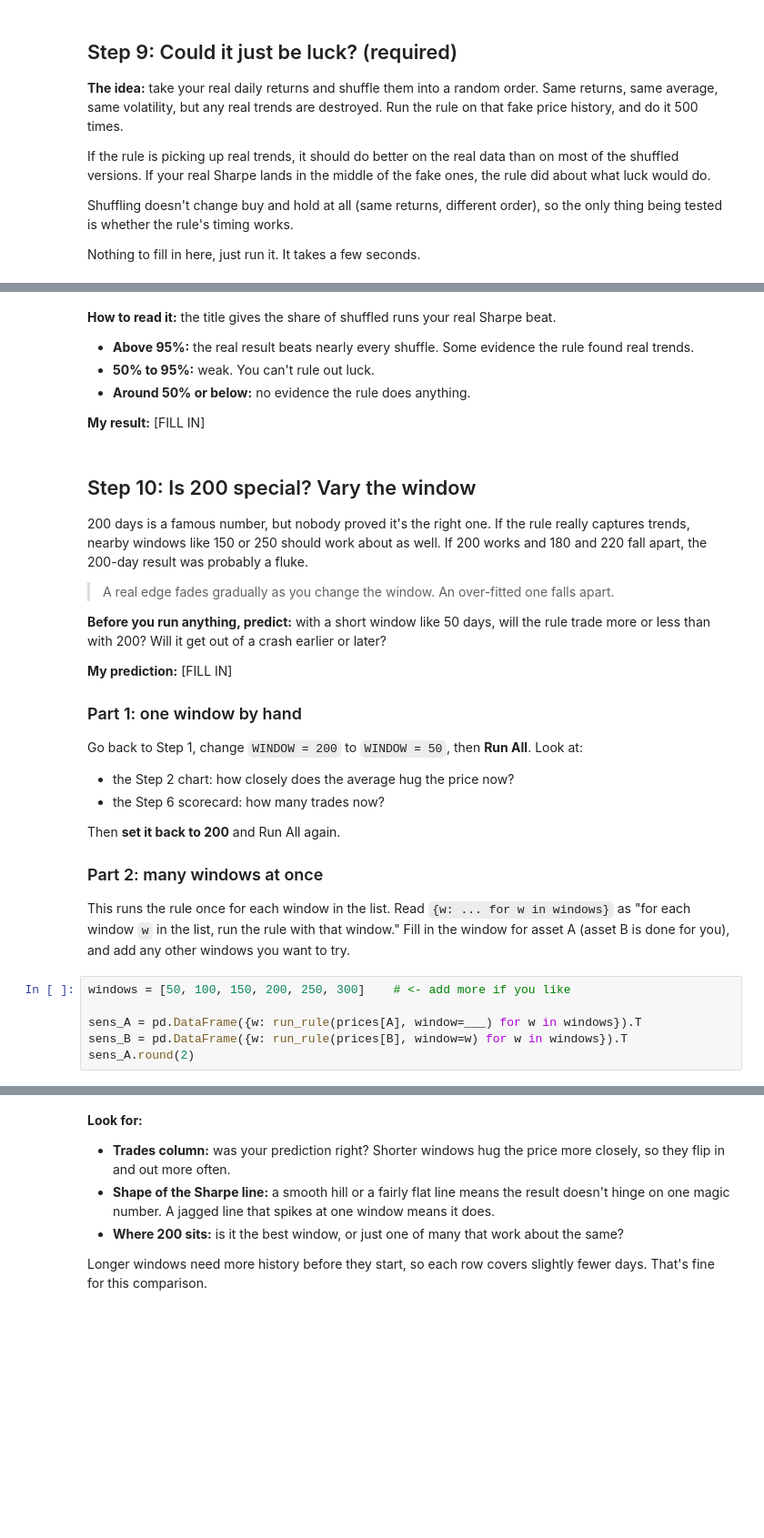
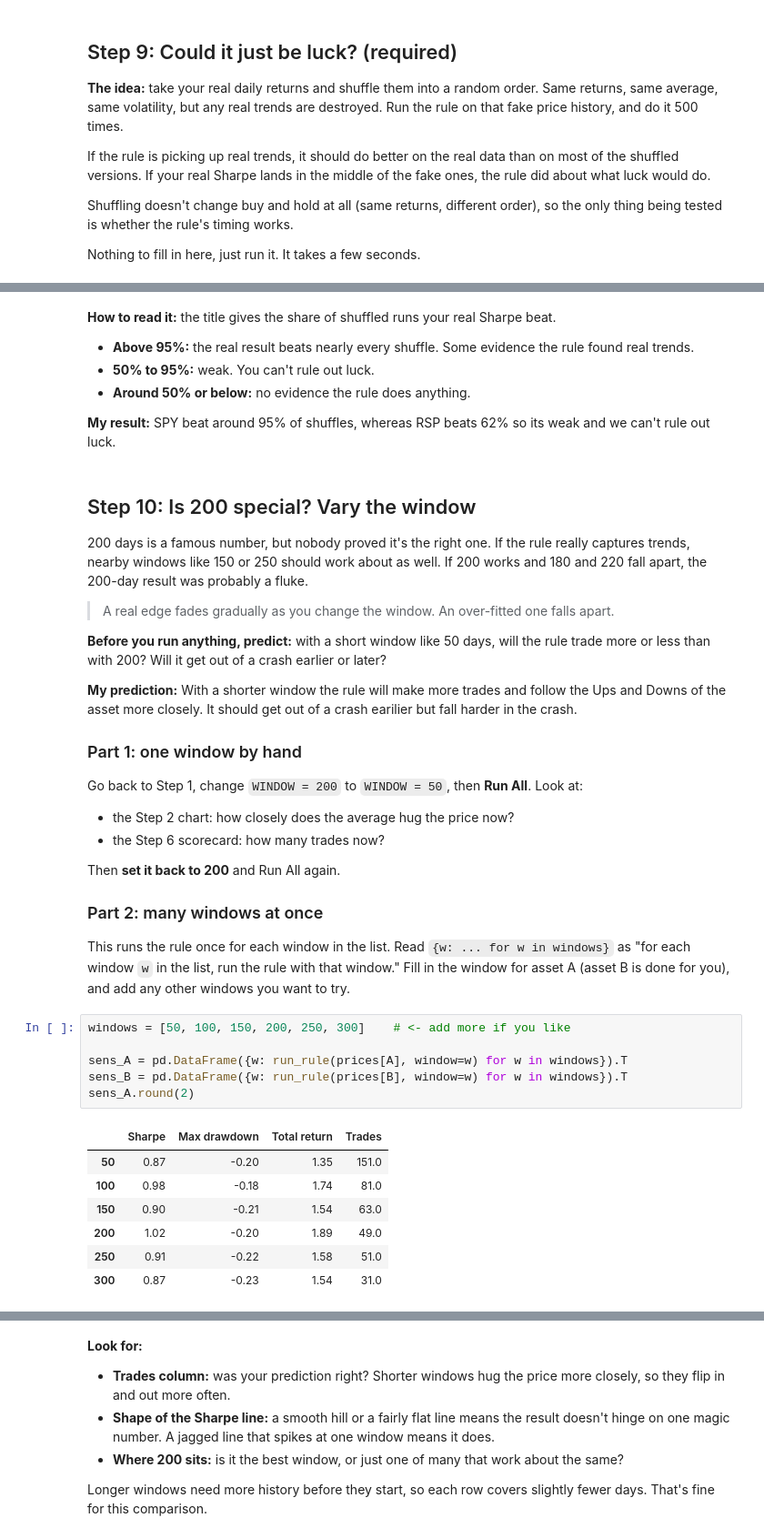
Before and after one commit to caiburin/OQG_education_proj, a Jupyter notebook: OQG/Project-Template/notebooks/week5_systematic_rule.ipynb, the cells around one changed output, grey strips where cells are left out. Shown at 91% size. Drawn from its saved outputs; the diff is of its cells as text; blank space fills up the shorter version.

Commit message:
Week 8: systematic rule

```diff
--- a/OQG/Project-Template/notebooks/week5_systematic_rule.ipynb
+++ b/OQG/Project-Template/notebooks/week5_systematic_rule.ipynb
@@ -240,7 +294,7 @@ for ax, t in zip(axes, [A, B]):
 - **50% to 95%:** weak. You can't rule out luck.
 - **Around 50% or below:** no evidence the rule does anything.
 
-**My result:** [FILL IN]
+**My result:** SPY beat around 95% of shuffles, whereas RSP beats 62% so its weak and we can't rule out luck.
 # %% [markdown]
 ## Step 10: Is 200 special? Vary the window
 200 days is a famous number, but nobody proved it's the right one. If the rule really captures trends, nearby windows like 150 or 250 should work about as well. If 200 works and 180 and 220 fall apart, the 200-day result was probably a fluke.
@@ -249,7 +303,7 @@ for ax, t in zip(axes, [A, B]):
 
 **Before you run anything, predict:** with a short window like 50 days, will the rule trade more or less than with 200? Will it get out of a crash earlier or later?
 
-**My prediction:** [FILL IN]
+**My prediction:** With a shorter window the rule will make more trades and follow the Ups and Downs of the asset more closely. It should get out of a crash earilier but fall harder in the crash.
 
 ### Part 1: one window by hand
 Go back to Step 1, change `WINDOW = 200` to `WINDOW = 50`, then **Run All**. Look at:
@@ -263,8 +317,16 @@ This runs the rule once for each window in the list. Read `{w: ... for w in wind
 # %%
 windows = [50, 100, 150, 200, 250, 300]    # <- add more if you like
 
-sens_A = pd.DataFrame({w: run_rule(prices[A], window=___) for w in windows}).T
+sens_A = pd.DataFrame({w: run_rule(prices[A], window=w) for w in windows}).T
 sens_B = pd.DataFrame({w: run_rule(prices[B], window=w) for w in windows}).T
 sens_A.round(2)
+# %% [output]
+|  | Sharpe | Max drawdown | Total return | Trades |
+| 50 | 0.87 | -0.20 | 1.35 | 151.0 |
+| 100 | 0.98 | -0.18 | 1.74 | 81.0 |
+| 150 | 0.90 | -0.21 | 1.54 | 63.0 |
+| 200 | 1.02 | -0.20 | 1.89 | 49.0 |
+| 250 | 0.91 | -0.22 | 1.58 | 51.0 |
+| 300 | 0.87 | -0.23 | 1.54 | 31.0 |
 # %%
 sens_B.round(2)
```
Also changed, not shown: parts of 14 cells of this notebook, 2 other files.
